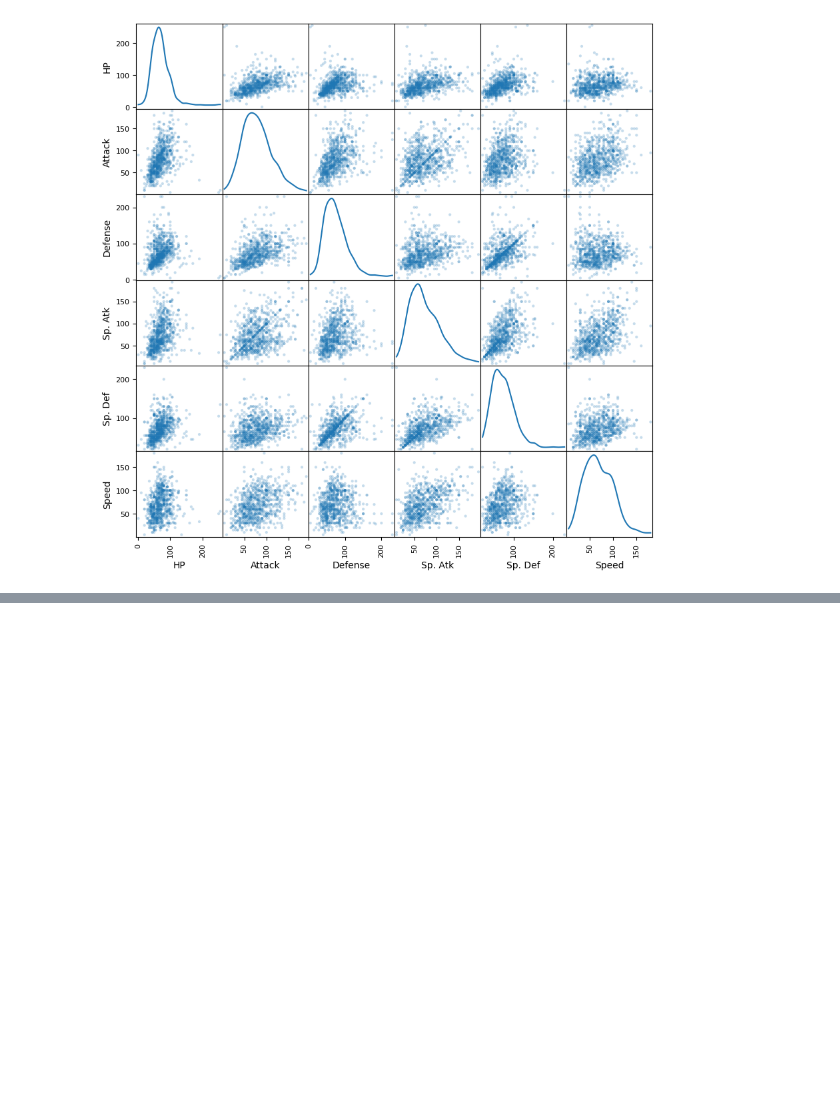
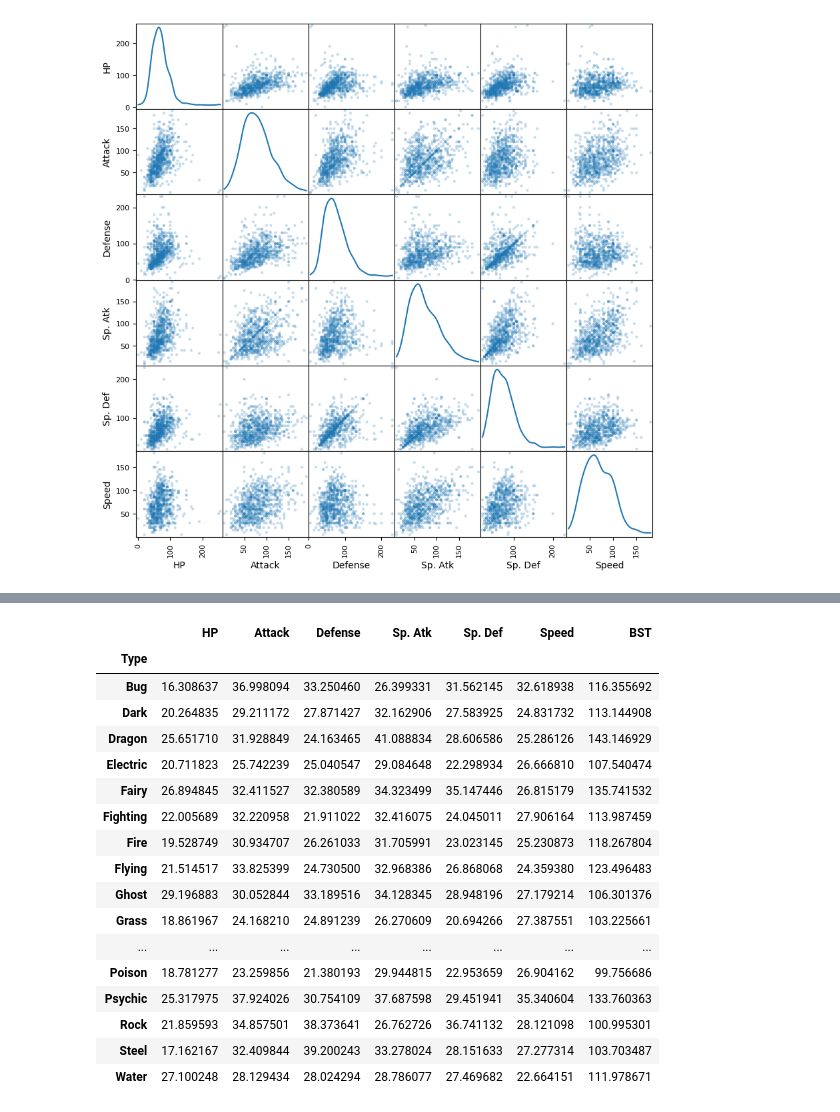
Before and after one commit to alexradecki/pokedex, a Jupyter notebook: Pokedex.ipynb, the cells around one changed output, grey strips where cells are left out. Saved outputs shown, nothing was run; the diff lists cells and outputs as text; code cells hidden in the pictures; blank space fills up the shorter version.

```diff
--- a/Pokedex.ipynb
+++ b/Pokedex.ipynb
@@ -137,0 +217,21 @@ array([[<Axes: xlabel='HP', ylabel='HP'>,
+# %%
+typesDF.groupby(['Type']).std()
+# %% [output]
+|  | HP | Attack | Defense | Sp. Atk | Sp. Def | Speed | BST |
+| Type |  |  |  |  |  |  |  |
+| Bug | 16.308637 | 36.998094 | 33.250460 | 26.399331 | 31.562145 | 32.618938 | 116.355692 |
+| Dark | 20.264835 | 29.211172 | 27.871427 | 32.162906 | 27.583925 | 24.831732 | 113.144908 |
+| Dragon | 25.651710 | 31.928849 | 24.163465 | 41.088834 | 28.606586 | 25.286126 | 143.146929 |
+| Electric | 20.711823 | 25.742239 | 25.040547 | 29.084648 | 22.298934 | 26.666810 | 107.540474 |
+| Fairy | 26.894845 | 32.411527 | 32.380589 | 34.323499 | 35.147446 | 26.815179 | 135.741532 |
+| Fighting | 22.005689 | 32.220958 | 21.911022 | 32.416075 | 24.045011 | 27.906164 | 113.987459 |
+| Fire | 19.528749 | 30.934707 | 26.261033 | 31.705991 | 23.023145 | 25.230873 | 118.267804 |
+| Flying | 21.514517 | 33.825399 | 24.730500 | 32.968386 | 26.868068 | 24.359380 | 123.496483 |
+| Ghost | 29.196883 | 30.052844 | 33.189516 | 34.128345 | 28.948196 | 27.179214 | 106.301376 |
+| Grass | 18.861967 | 24.168210 | 24.891239 | 26.270609 | 20.694266 | 27.387551 | 103.225661 |
+| ... | ... | ... | ... | ... | ... | ... | ... |
+| Poison | 18.781277 | 23.259856 | 21.380193 | 29.944815 | 22.953659 | 26.904162 | 99.756686 |
+| Psychic | 25.317975 | 37.924026 | 30.754109 | 37.687598 | 29.451941 | 35.340604 | 133.760363 |
+| Rock | 21.859593 | 34.857501 | 38.373641 | 26.762726 | 36.741132 | 28.121098 | 100.995301 |
+| Steel | 17.162167 | 32.409844 | 39.200243 | 33.278024 | 28.151633 | 27.277314 | 103.703487 |
+| Water | 27.100248 | 28.129434 | 28.024294 | 28.786077 | 27.469682 | 22.664151 | 111.978671 |
```
Also changed, not shown: parts of 9 cells of this notebook.
